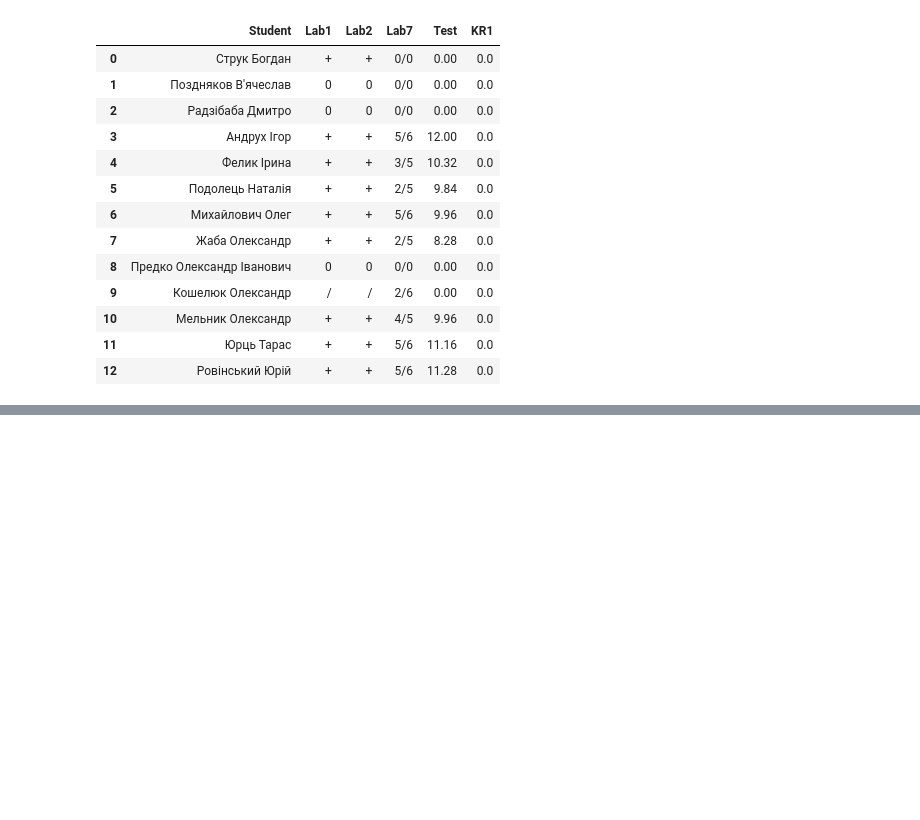
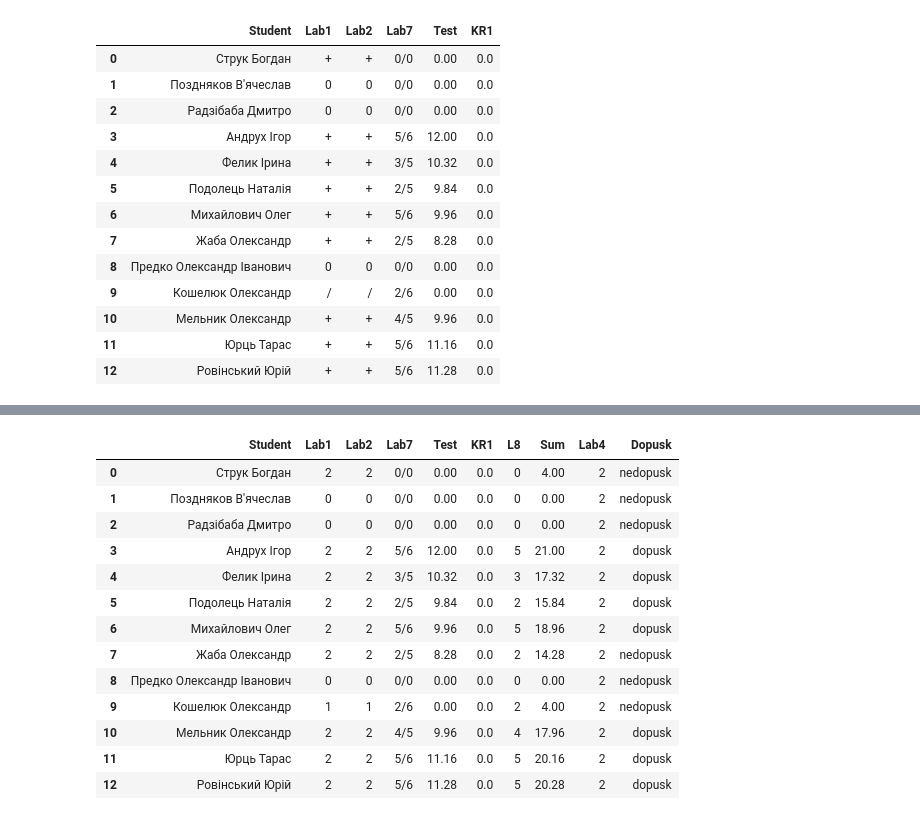
Before and after one commit to Y-Rov/python-PNU-course, a Jupyter notebook: course-part-2/lab-2/rovinskyi-pandas.ipynb, the cells around one changed output, grey strips where cells are left out. Saved outputs shown, nothing was run; the diff lists cells and outputs as text; code cells hidden in the pictures; blank space fills up the shorter version.

```diff
--- a/course-part-2/lab-2/rovinskyi-pandas.ipynb
+++ b/course-part-2/lab-2/rovinskyi-pandas.ipynb
@@ -106,0 +116,4 @@ df_kn4
+# %%
+# Порахувати суму за Lab1,Lab2,L7,Test
+df_kn4['Sum'] = df_kn4['Lab1'] + df_kn4['Lab2'] + df_kn4['Test'] + df_kn4['L7']
+df_kn4
@@ -106,0 +135,4 @@ df_kn4
+# %%
+# Перейменувати стовпчик L7
+df_kn4=df_kn4.rename(columns={'L7':'L8'})
+df_kn4
@@ -106,0 +229,4 @@ df_kn4
+# %%
+# Додати стовпчик для лаб4 зі значенням 2
+df_kn4['Lab4'] = 2
+df_kn4
@@ -106,0 +248,5 @@ df_kn4
+# %%
+# Вивести прізвища і суми
+tmp = df_kn4['Student'].str.split(' ')
+df_kn4['Surname'] = tmp.apply(lambda student_data: student_data[0])
+df_kn4[['Surname', 'Sum']]
@@ -106,0 +268,20 @@ df_kn4
+# %%
+# Створити стовпчик допуск, де задати «dopusk» якщо сума балів більша 15
+df_kn4 = df_kn4.drop('Surname', axis=1)
+df_kn4['Dopusk'] = df_kn4['Sum'].apply(lambda final_sum: "dopusk" if final_sum > 15 else "nedopusk")
+df_kn4
+# %% [output]
+|  | Student | Lab1 | Lab2 | Lab7 | Test | KR1 | L8 | Sum | Lab4 | Dopusk |
+| 0 | Струк Богдан | 2 | 2 | 0/0 | 0.00 | 0.0 | 0 | 4.00 | 2 | nedopusk |
+| 1 | Поздняков В'ячеслав | 0 | 0 | 0/0 | 0.00 | 0.0 | 0 | 0.00 | 2 | nedopusk |
+| 2 | Радзібаба Дмитро | 0 | 0 | 0/0 | 0.00 | 0.0 | 0 | 0.00 | 2 | nedopusk |
+| 3 | Андрух Ігор | 2 | 2 | 5/6 | 12.00 | 0.0 | 5 | 21.00 | 2 | dopusk |
+| 4 | Фелик Ірина | 2 | 2 | 3/5 | 10.32 | 0.0 | 3 | 17.32 | 2 | dopusk |
+| 5 | Подолець Наталія | 2 | 2 | 2/5 | 9.84 | 0.0 | 2 | 15.84 | 2 | dopusk |
+| 6 | Михайлович Олег | 2 | 2 | 5/6 | 9.96 | 0.0 | 5 | 18.96 | 2 | dopusk |
+| 7 | Жаба Олександр | 2 | 2 | 2/5 | 8.28 | 0.0 | 2 | 14.28 | 2 | nedopusk |
+| 8 | Предко Олександр Іванович | 0 | 0 | 0/0 | 0.00 | 0.0 | 0 | 0.00 | 2 | nedopusk |
+| 9 | Кошелюк Олександр | 1 | 1 | 2/6 | 0.00 | 0.0 | 2 | 4.00 | 2 | nedopusk |
+| 10 | Мельник Олександр | 2 | 2 | 4/5 | 9.96 | 0.0 | 4 | 17.96 | 2 | dopusk |
+| 11 | Юрць Тарас | 2 | 2 | 5/6 | 11.16 | 0.0 | 5 | 20.16 | 2 | dopusk |
+| 12 | Ровінський Юрій | 2 | 2 | 5/6 | 11.28 | 0.0 | 5 | 20.28 | 2 | dopusk |
```
Also changed, not shown: parts of 21 cells of this notebook, 1 other file.
